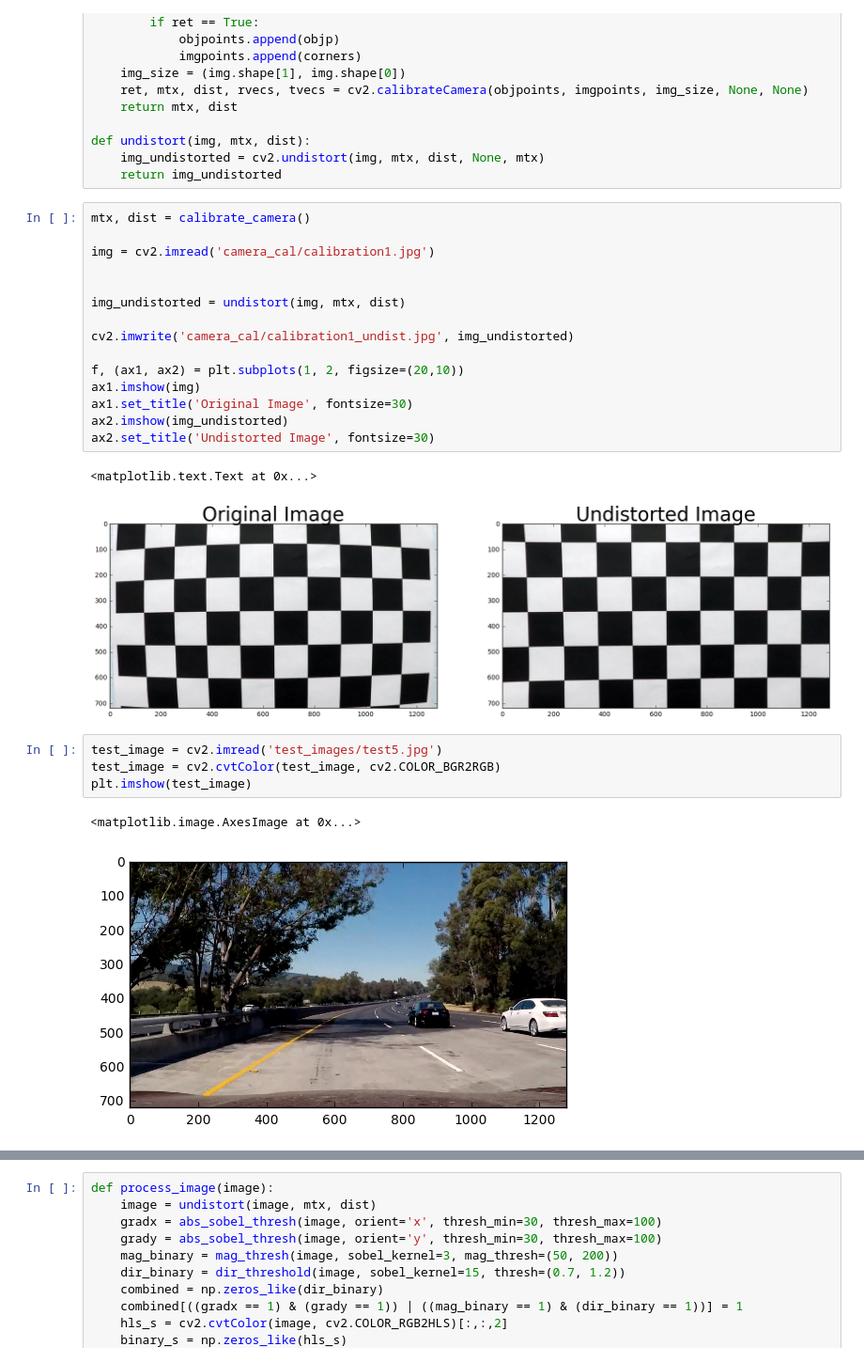
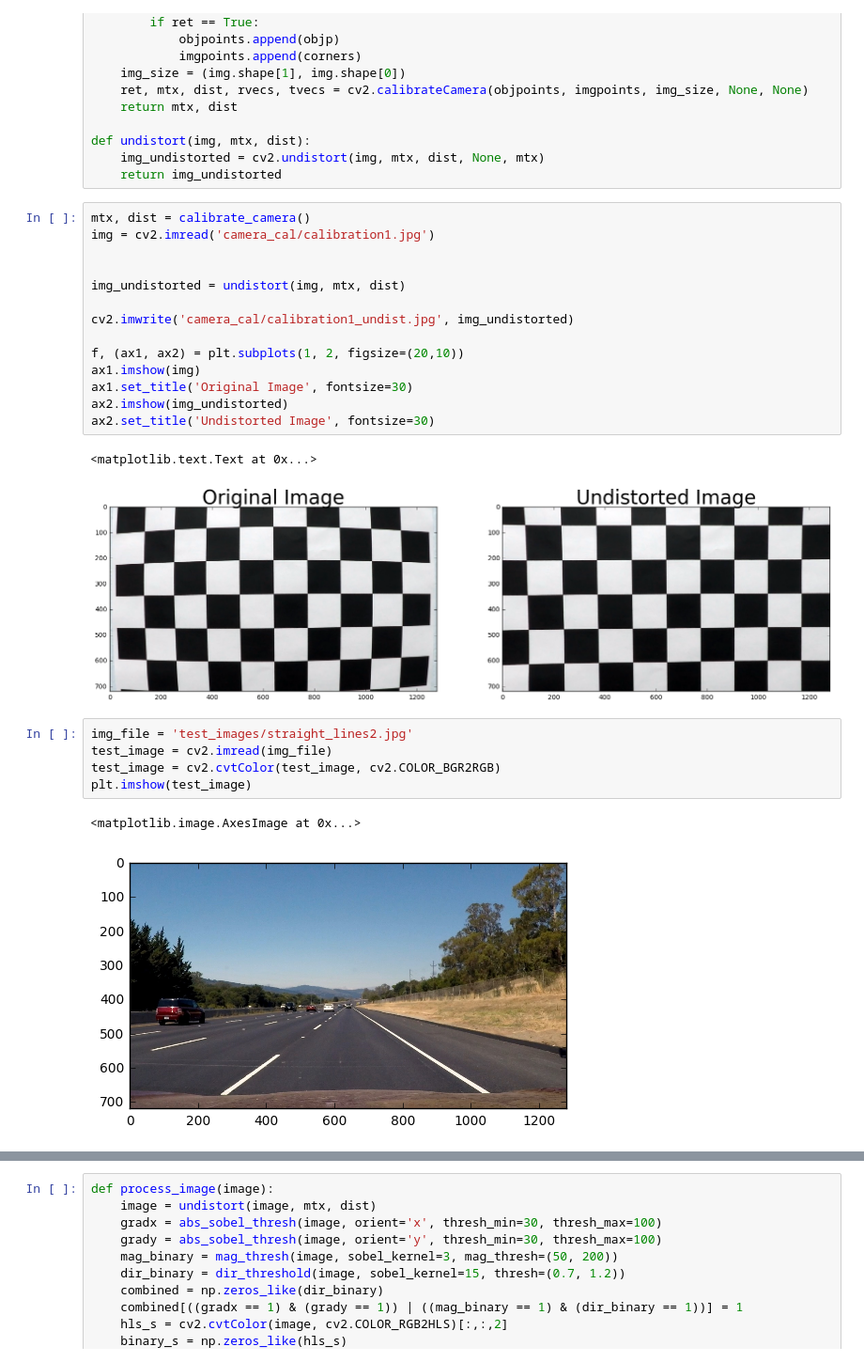
Before and after one commit to ddrm86/udacity-selfdriving-p4, a Jupyter notebook: p3_avanced_lanes_detector.ipynb, the cells around one changed output, grey strips where cells are left out. Shown at 94% size. Cells and saved outputs as stored; diff of their text form.

```diff
--- a/p3_avanced_lanes_detector.ipynb
+++ b/p3_avanced_lanes_detector.ipynb
@@ -32,7 +32,6 @@ def undistort(img, mtx, dist):
     return img_undistorted
 # %%
 mtx, dist = calibrate_camera()
-
 img = cv2.imread('camera_cal/calibration1.jpg')
 
 
@@ -49,12 +48,13 @@ ax2.set_title('Undistorted Image', fontsize=30)
 <matplotlib.text.Text at 0x...>
 [figure]
 # %%
-test_image = cv2.imread('test_images/test5.jpg')
+img_file = 'test_images/straight_lines2.jpg'
+test_image = cv2.imread(img_file)
 test_image = cv2.cvtColor(test_image, cv2.COLOR_BGR2RGB)
 plt.imshow(test_image)
 # %% [output]
 <matplotlib.image.AxesImage at 0x...>
-[figure, old version]
+[figure, new version]
 # %%
 undist_ti = undistort(test_image, mtx, dist)
 plt.imshow(undist_ti)
```
Also changed, not shown: parts of 17 cells of this notebook.
